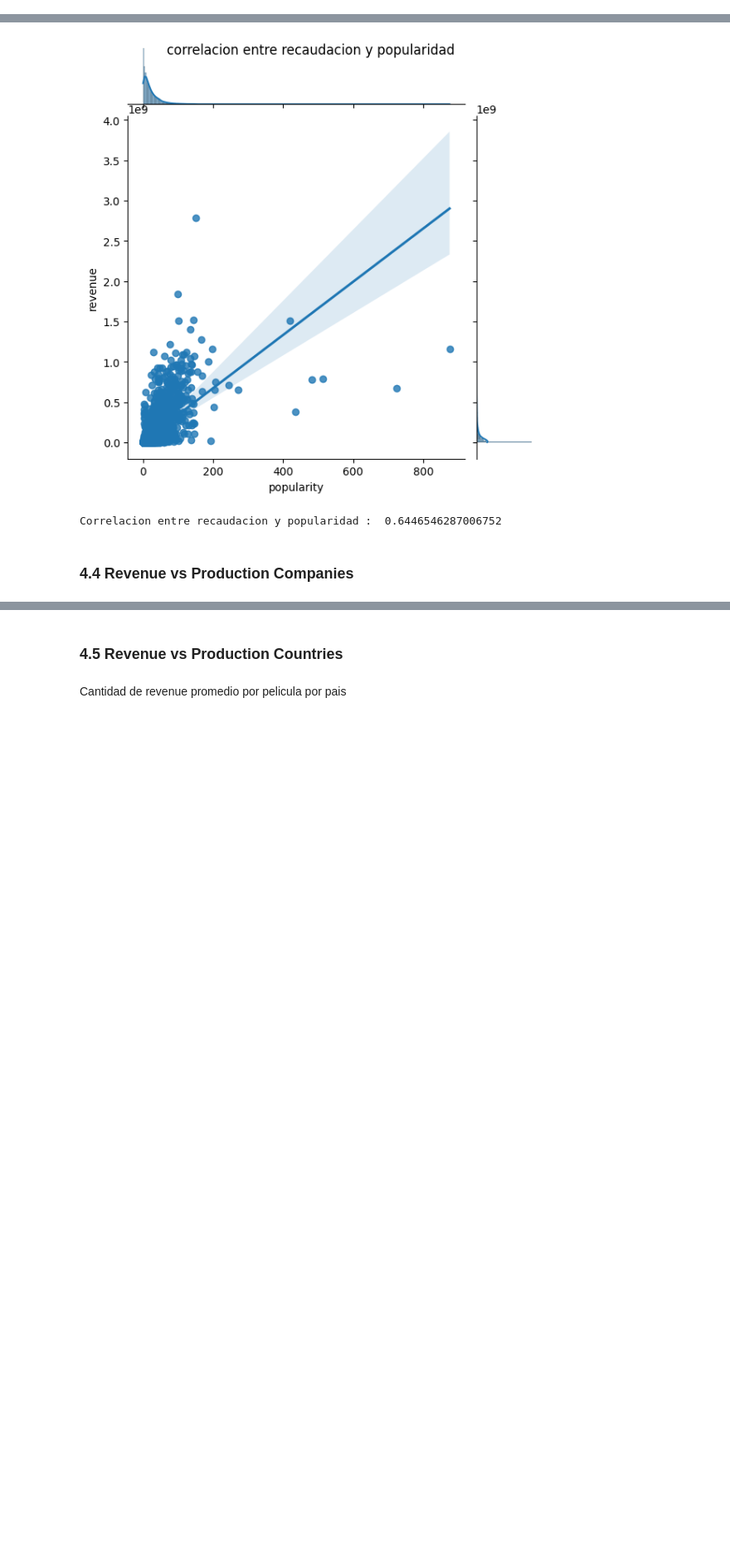
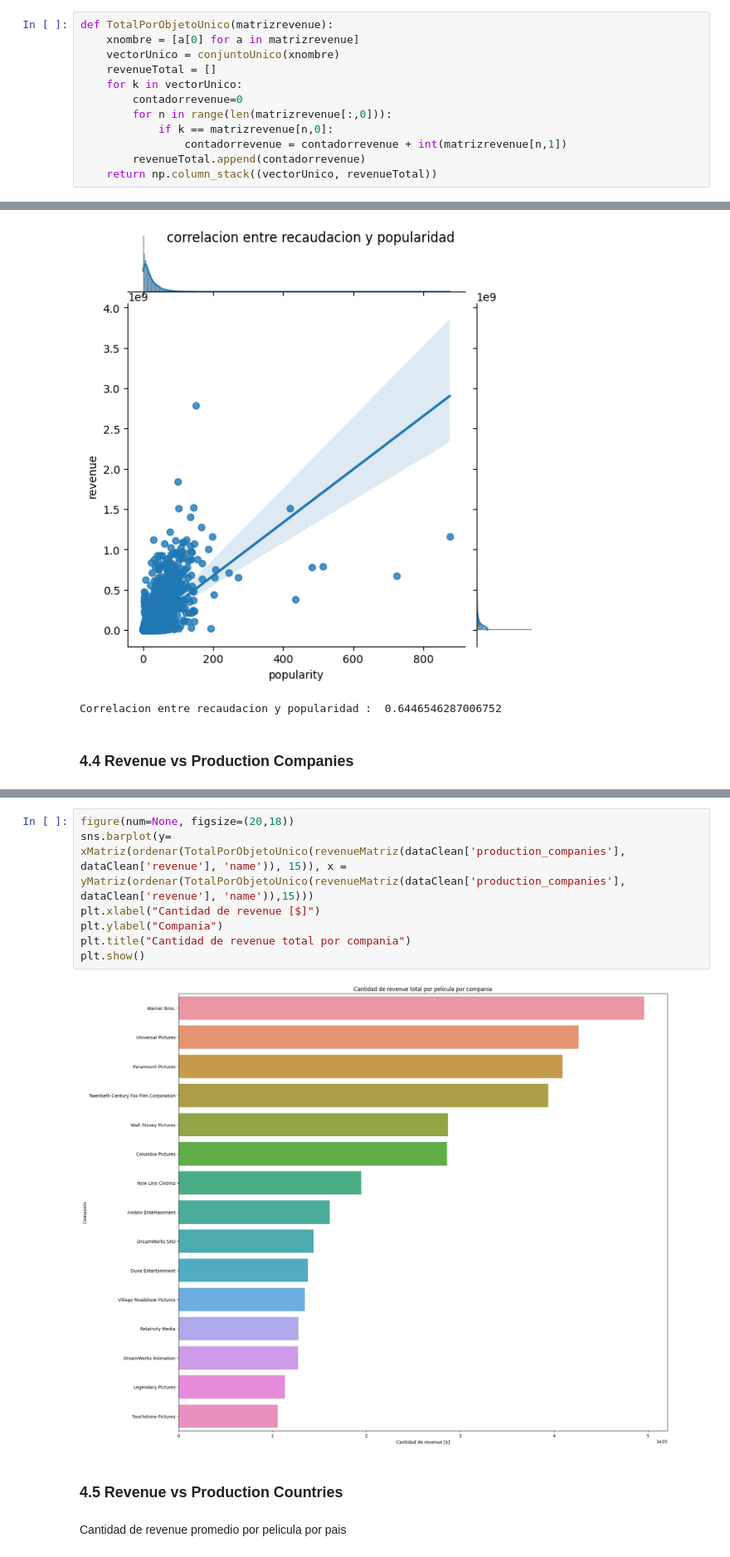
Before and after one commit to AleGallart/SATPython, a Jupyter notebook: Notebook.ipynb, the cells around one changed output, grey strips where cells are left out. Shown at 83% size. Cells and saved outputs as stored; diff of their text form; blank space fills up the shorter version.

```diff
--- a/Notebook.ipynb
+++ b/Notebook.ipynb
@@ -286,6 +280,18 @@ def promedioPorObjetoUnico(matrizrevenue):
         promedioTotal.append((contadorrevenue / contador))
 
     return np.column_stack((vectorUnico, promedioTotal))
+# %%
+def TotalPorObjetoUnico(matrizrevenue):
+    xnombre = [a[0] for a in matrizrevenue]
+    vectorUnico = conjuntoUnico(xnombre)
+    revenueTotal = []
+    for k in vectorUnico:
+        contadorrevenue=0
+        for n in range(len(matrizrevenue[:,0])):
+            if k == matrizrevenue[n,0]:
+                contadorrevenue = contadorrevenue + int(matrizrevenue[n,1])
+        revenueTotal.append(contadorrevenue)
+    return np.column_stack((vectorUnico, revenueTotal))
 # %% [markdown]
 (x, y) donde y es revenue promedio y x es el objeto
 # %%
@@ -419,6 +407,15 @@ plt.title("Cantidad de revenue promedio por pelicula por compania")
 plt.show()
 # %% [output]
 [figure]
+# %%
+figure(num=None, figsize=(20,18))
+sns.barplot(y= xMatriz(ordenar(TotalPorObjetoUnico(revenueMatriz(dataClean['production_companies'], dataClean['revenue'], 'name')), 15)), x = yMatriz(ordenar(TotalPorObjetoUnico(revenueMatriz(dataClean['production_companies'], dataClean['revenue'], 'name')),15)))
+plt.xlabel("Cantidad de revenue [$]")
+plt.ylabel("Compania")
+plt.title("Cantidad de revenue total por compania")
+plt.show()
+# %% [output]
+[figure, added]
 # %% [markdown]
 ### 4.5 Revenue vs Production Countries
 # %% [markdown]
```
Also changed, not shown: parts of 9 cells of this notebook, 1 other file.
